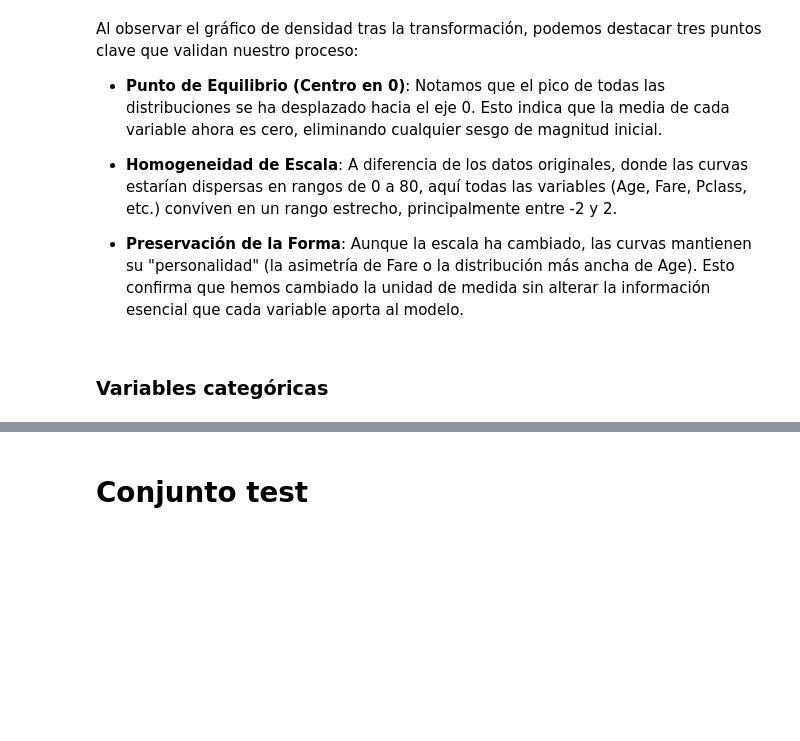
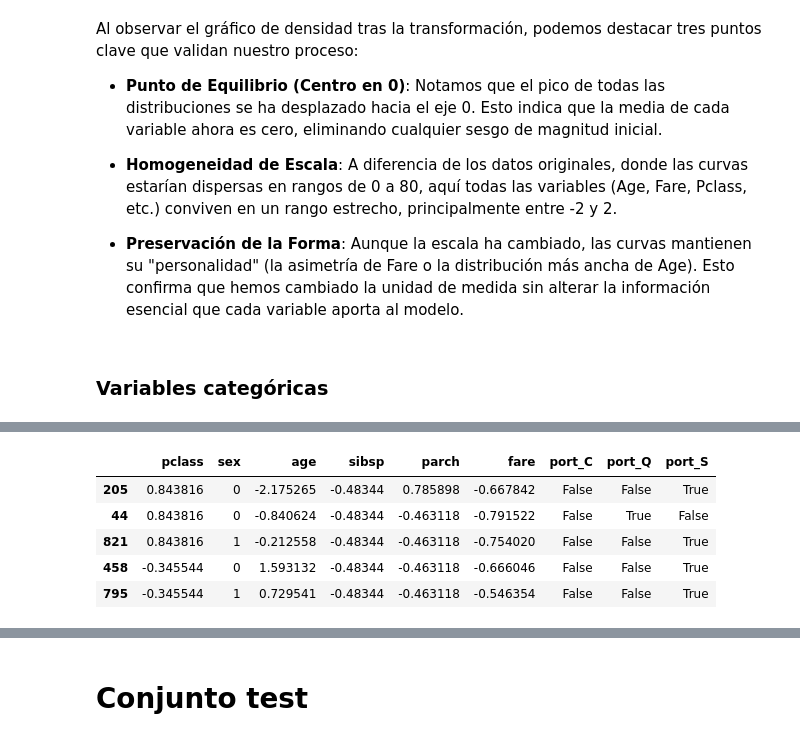
Before and after one commit to duvan1026/Titanic_Big_Data, a Jupyter notebook: ABD_CastroBautistaDuvanDario.ipynb, the cells around one changed output, grey strips where cells are left out. Drawn from its saved outputs; the diff is of its cells as text; code cells hidden in the pictures; blank space fills up the shorter version.

```diff
--- a/ABD_CastroBautistaDuvanDario.ipynb
+++ b/ABD_CastroBautistaDuvanDario.ipynb
@@ -1546,0 +1277,9 @@ sobreajuste.
+# %%
+X_test.head()
+# %% [output]
+|  | pclass | sex | age | sibsp | parch | fare | port_C | port_Q | port_S |
+| 205 | 0.843816 | 0 | -2.175265 | -0.48344 | 0.785898 | -0.667842 | False | False | True |
+| 44 | 0.843816 | 0 | -0.840624 | -0.48344 | -0.463118 | -0.791522 | False | True | False |
+| 821 | 0.843816 | 1 | -0.212558 | -0.48344 | -0.463118 | -0.754020 | False | False | True |
+| 458 | -0.345544 | 0 | 1.593132 | -0.48344 | -0.463118 | -0.666046 | False | False | True |
+| 795 | -0.345544 | 1 | 0.729541 | -0.48344 | -0.463118 | -0.546354 | False | False | True |
```
Also changed, not shown: parts of 47 cells of this notebook.
